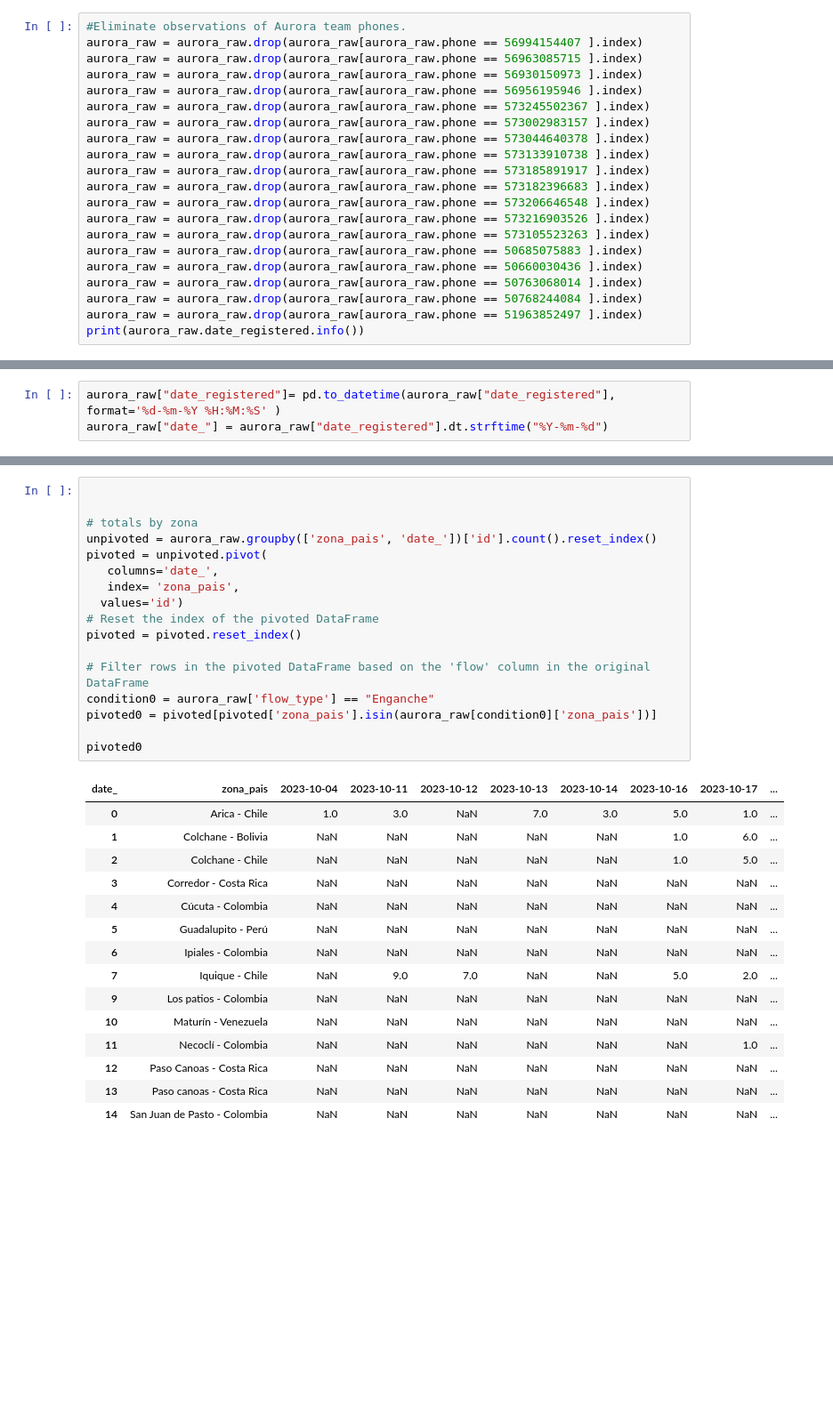
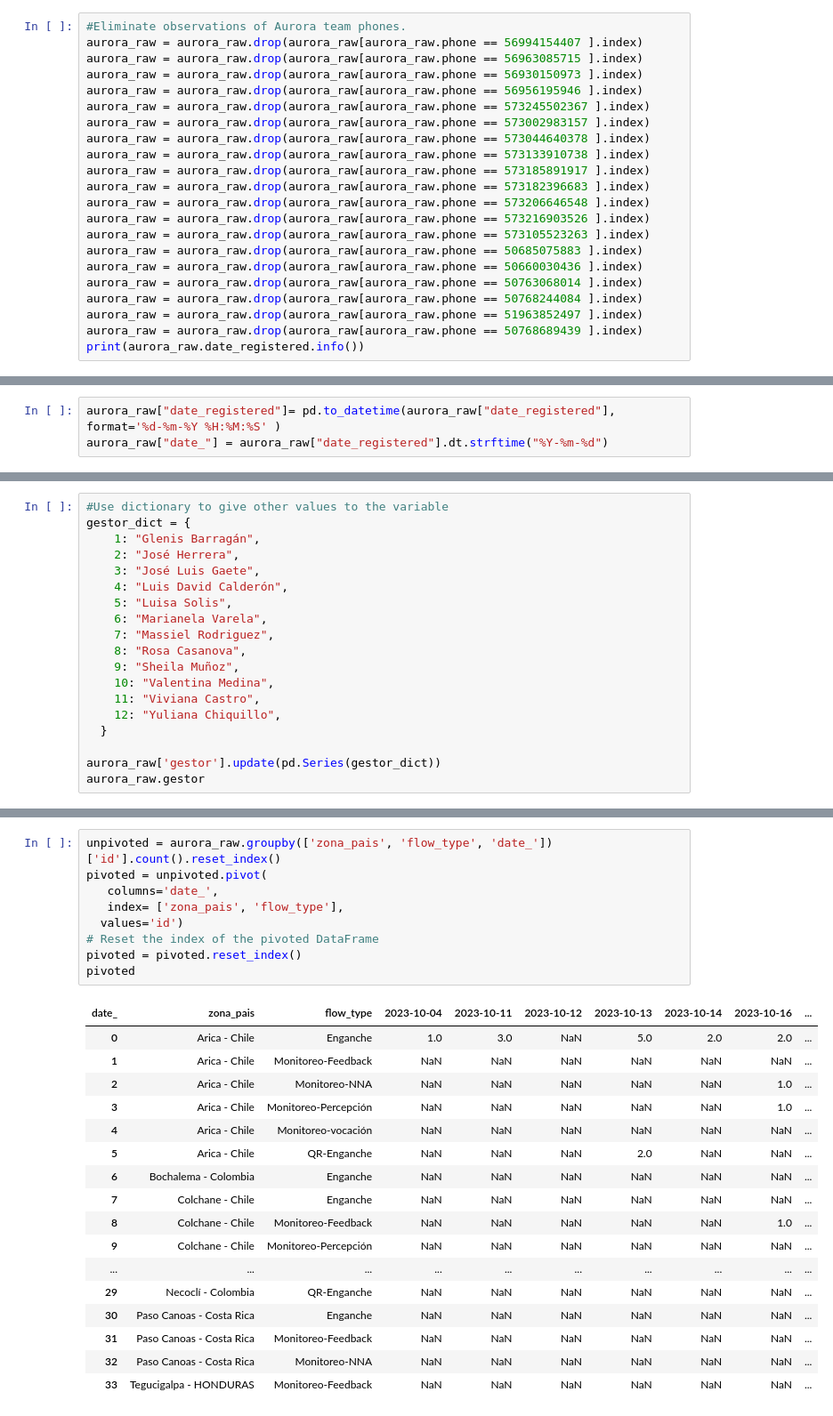
Before and after one commit to maolarte/Aurora, a Jupyter notebook: Aurora_raw.ipynb, the cells around one changed output, grey strips where cells are left out. Shown: that part at 89% size. Cells and saved outputs as stored; diff of their text form; blank space fills up the shorter version.

```diff
--- a/Aurora_raw.ipynb
+++ b/Aurora_raw.ipynb
@@ -54,6 +54,7 @@ aurora_raw = aurora_raw.drop(aurora_raw[aurora_raw.phone == 50660030436 ].index)
 aurora_raw = aurora_raw.drop(aurora_raw[aurora_raw.phone == 50763068014 ].index)
 aurora_raw = aurora_raw.drop(aurora_raw[aurora_raw.phone == 50768244084 ].index)
 aurora_raw = aurora_raw.drop(aurora_raw[aurora_raw.phone == 51963852497 ].index)
+aurora_raw = aurora_raw.drop(aurora_raw[aurora_raw.phone == 50768689439 ].index)
 print(aurora_raw.date_registered.info())
 # %% [output]
 <class 'pandas.core.series.Series'>
@@ -85,0 +104,19 @@ Name: date_, Length: 233, dtype: object
+# %%
+#Use dictionary to give other values to the variable
+gestor_dict = {
+    1: "Glenis Barragán",
+    2: "José Herrera",
+    3: "José Luis Gaete",
+    4: "Luis David Calderón",
+    5: "Luisa Solis",
+    6: "Marianela Varela",
+    7: "Massiel Rodriguez",
+    8: "Rosa Casanova",
+    9: "Sheila Muñoz",
+    10: "Valentina Medina",
+    11: "Viviana Castro",
+    12: "Yuliana Chiquillo",
+  }
+
+aurora_raw['gestor'].update(pd.Series(gestor_dict))
+aurora_raw.gestor
@@ -86,34 +136,28 @@ Name: date_, Length: 233, dtype: object
 # %%
-
-
-# totals by zona
-unpivoted = aurora_raw.groupby(['zona_pais', 'date_'])['id'].count().reset_index()
+unpivoted = aurora_raw.groupby(['zona_pais', 'flow_type', 'date_'])['id'].count().reset_index()
 pivoted = unpivoted.pivot(
    columns='date_',
-   index= 'zona_pais',
+   index= ['zona_pais', 'flow_type'],
   values='id')
 # Reset the index of the pivoted DataFrame
 pivoted = pivoted.reset_index()
-
-# Filter rows in the pivoted DataFrame based on the 'flow' column in the original DataFrame
-condition0 = aurora_raw['flow_type'] == "Enganche"
-pivoted0 = pivoted[pivoted['zona_pais'].isin(aurora_raw[condition0]['zona_pais'])]
-
-pivoted0
+pivoted
 # %% [output]
-| date_ | zona_pais | 2023-10-04 | 2023-10-11 | 2023-10-12 | 2023-10-13 | 2023-10-14 | 2023-10-16 | 2023-10-17 | ... |
-| 0 | Arica - Chile | 1.0 | 3.0 | NaN | 7.0 | 3.0 | 5.0 | 1.0 | ... |
-| 1 | Colchane - Bolivia | NaN | NaN | NaN | NaN | NaN | 1.0 | 6.0 | ... |
-| 2 | Colchane - Chile | NaN | NaN | NaN | NaN | NaN | 1.0 | 5.0 | ... |
-| 3 | Corredor - Costa Rica | NaN | NaN | NaN | NaN | NaN | NaN | NaN | ... |
-| 4 | Cúcuta - Colombia | NaN | NaN | NaN | NaN | NaN | NaN | NaN | ... |
-| 5 | Guadalupito - Perú | NaN | NaN | NaN | NaN | NaN | NaN | NaN | ... |
-| 6 | Ipiales - Colombia | NaN | NaN | NaN | NaN | NaN | NaN | NaN | ... |
-| 7 | Iquique - Chile | NaN | 9.0 | 7.0 | NaN | NaN | 5.0 | 2.0 | ... |
-| 9 | Los patios - Colombia | NaN | NaN | NaN | NaN | NaN | NaN | NaN | ... |
-| 10 | Maturín - Venezuela | NaN | NaN | NaN | NaN | NaN | NaN | NaN | ... |
-| 11 | Necoclí - Colombia | NaN | NaN | NaN | NaN | NaN | NaN | 1.0 | ... |
-| 12 | Paso Canoas - Costa Rica | NaN | NaN | NaN | NaN | NaN | NaN | NaN | ... |
-| 13 | Paso canoas - Costa Rica | NaN | NaN | NaN | NaN | NaN | NaN | NaN | ... |
-| 14 | San Juan de Pasto - Colombia | NaN | NaN | NaN | NaN | NaN | NaN | NaN | ... |
+| date_ | zona_pais | flow_type | 2023-10-04 | 2023-10-11 | 2023-10-12 | 2023-10-13 | 2023-10-14 | 2023-10-16 | ... |
+| 0 | Arica - Chile | Enganche | 1.0 | 3.0 | NaN | 5.0 | 2.0 | 2.0 | ... |
+| 1 | Arica - Chile | Monitoreo-Feedback | NaN | NaN | NaN | NaN | NaN | NaN | ... |
+| 2 | Arica - Chile | Monitoreo-NNA | NaN | NaN | NaN | NaN | NaN | 1.0 | ... |
+| 3 | Arica - Chile | Monitoreo-Percepción | NaN | NaN | NaN | NaN | NaN | 1.0 | ... |
+| 4 | Arica - Chile | Monitoreo-vocación | NaN | NaN | NaN | NaN | NaN | NaN | ... |
+| 5 | Arica - Chile | QR-Enganche | NaN | NaN | NaN | 2.0 | NaN | NaN | ... |
+| 6 | Bochalema - Colombia | Enganche | NaN | NaN | NaN | NaN | NaN | NaN | ... |
+| 7 | Colchane - Chile | Enganche | NaN | NaN | NaN | NaN | NaN | NaN | ... |
+| 8 | Colchane - Chile | Monitoreo-Feedback | NaN | NaN | NaN | NaN | NaN | 1.0 | ... |
+| 9 | Colchane - Chile | Monitoreo-Percepción | NaN | NaN | NaN | NaN | NaN | NaN | ... |
+| ... | ... | ... | ... | ... | ... | ... | ... | ... | ... |
+| 29 | Necoclí - Colombia | QR-Enganche | NaN | NaN | NaN | NaN | NaN | NaN | ... |
+| 30 | Paso Canoas - Costa Rica | Enganche | NaN | NaN | NaN | NaN | NaN | NaN | ... |
+| 31 | Paso Canoas - Costa Rica | Monitoreo-Feedback | NaN | NaN | NaN | NaN | NaN | NaN | ... |
+| 32 | Paso Canoas - Costa Rica | Monitoreo-NNA | NaN | NaN | NaN | NaN | NaN | NaN | ... |
+| 33 | Tegucigalpa - HONDURAS | Monitoreo-Feedback | NaN | NaN | NaN | NaN | NaN | NaN | ... |
 # %%
```
Also changed, not shown: parts of 7 cells of this notebook.
